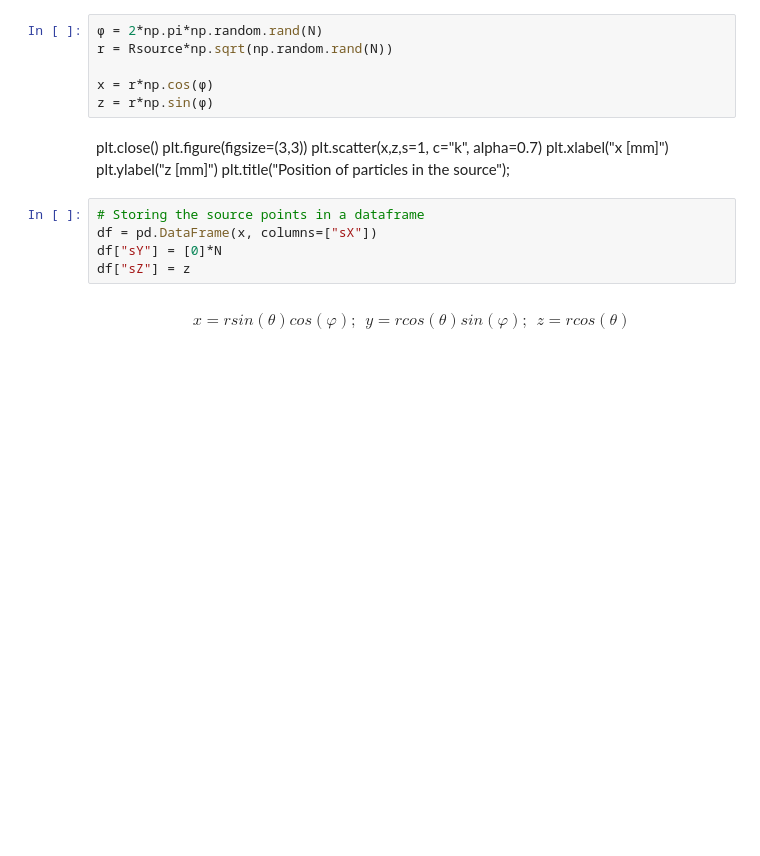
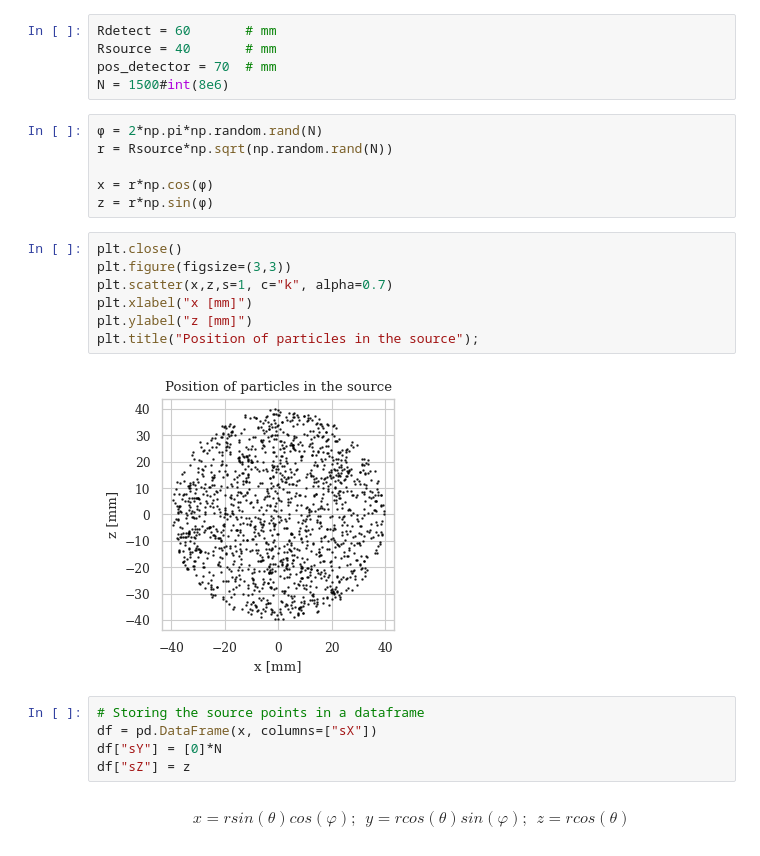
Before and after one commit to Chinnasf/Physics, a Jupyter notebook: Detectors/Solid_State_Detector.ipynb, the cells around one changed output. Cells and saved outputs as stored; diff of their text form; blank space fills up the shorter version.

```diff
--- a/Detectors/Solid_State_Detector.ipynb
+++ b/Detectors/Solid_State_Detector.ipynb
@@ -63,21 +58,28 @@ N = int(8e6)
+# %%
+Rdetect = 60       # mm
+Rsource = 40       # mm
+pos_detector = 70  # mm
+N = 1500#int(8e6)
 # %%
 φ = 2*np.pi*np.random.rand(N)
 r = Rsource*np.sqrt(np.random.rand(N))
 
 x = r*np.cos(φ)
 z = r*np.sin(φ)
-# %% [markdown]
-plt.close()
-plt.figure(figsize=(3,3))
-plt.scatter(x,z,s=1, c="k", alpha=0.7)
-plt.xlabel("x [mm]")
-plt.ylabel("z [mm]")
-plt.title("Position of particles in the source");
-# %%
-# Storing the source points in a dataframe
-df = pd.DataFrame(x, columns=["sX"])
-df["sY"] = [0]*N
-df["sZ"] = z
+# %%
+plt.close()
+plt.figure(figsize=(3,3))
+plt.scatter(x,z,s=1, c="k", alpha=0.7)
+plt.xlabel("x [mm]")
+plt.ylabel("z [mm]")
+plt.title("Position of particles in the source");
+# %% [output]
+[figure, added]
+# %%
+# Storing the source points in a dataframe
+df = pd.DataFrame(x, columns=["sX"])
+df["sY"] = [0]*N
+df["sZ"] = z
 # %% [markdown]
 $$
     x = rsin(\theta)cos(\varphi); \:\:
```
Also changed, not shown: parts of 11 cells of this notebook.
